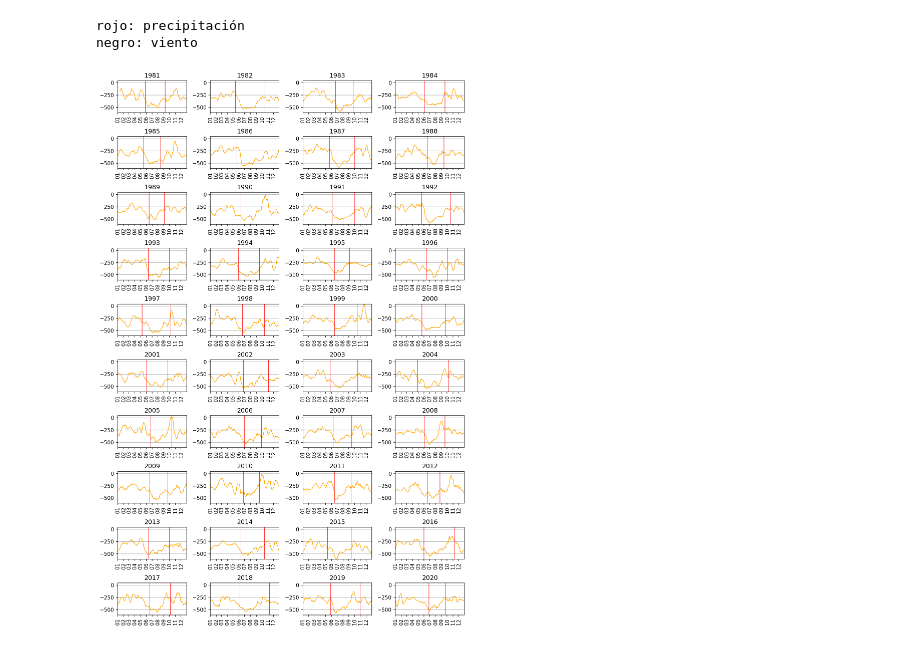
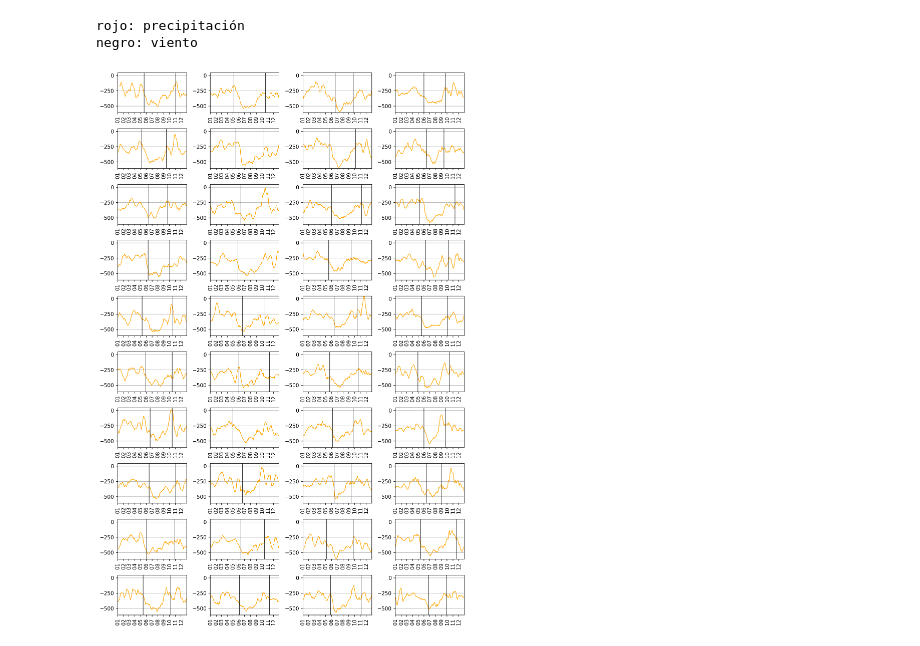
Before and after one commit to rodrigoms95/sequia, a Jupyter notebook: code/indice_pre_var.ipynb, the cells around one changed output. Cells and saved outputs as stored; diff of their text form; code cells hidden in the pictures.

```diff
--- a/code/indice_pre_var.ipynb
+++ b/code/indice_pre_var.ipynb
@@ -39,9 +39,9 @@ d = 20
 a = anom[0]
 
 # Criterios.
-umbral_pre = [3, 3]
+umbral_pre = [2.25, 2.25]
 n_pre= [10, 10]
-umbral_var = [0, 0]
+umbral_var = [-250, -250]
 n_var = [8, 6]
 
 # Cantidad de días a promediar.
@@ -444,37 +455,37 @@ for i in range( len(year) ):
     #axes[i].plot( (withdrawal, withdrawal), (min_v, max_v),
     #    color = "k", linewidth = 0.75 )
 
     axes[i].plot( (onset_pre, onset_pre), (min_v, max_v),
-        color = "r", linewidth = 0.75 )
+        color = "k", linewidth = 0.75 )
     axes[i].plot( (withdrawal_pre, withdrawal_pre), (min_v, max_v),
-        color = "r", linewidth = 0.75 )
-    axes[i].set_title(year[i])
+        color = "k", linewidth = 0.75 )
+    #axes[i].set_title(year[i])
     #axes[i].set_yticks( range(min_v, 14, 4), minor = False )
     #axes[i].set_yticks( range(0, 14, 2), minor = True)
     axes[i].grid(axis = "y", which = "both")
     #axes[0].set_ylabel("Precipitación diaria [mm]")
     #axes[0].set_xlabel("Tiempo")
     axes[i].set_ylim(min_v, max_v)
     #axes[i].set_ylim(0, np.ceil(df_year.iloc[:, 0].max()) )
     axes[i].set_xlim( pd.to_datetime( str(year[i]) + "-01-01" ),
         pd.to_datetime( str(year[i]) + "-12-31") )
     # Formato de fecha.
     axes[i].xaxis.set_major_locator(mdates.MonthLocator())
     axes[i].xaxis.set_major_formatter(mdates.DateFormatter("%m"))
     axes[i].set_xticks( axes[i].get_xticks(), xtick_lab, rotation = 90 )
 
 # Separación adecuada entre gráficas.
 fig.tight_layout()
 
 # Guardamos el archivo.
 #fig.savefig( path_r + title )
 
 print("rojo: precipitación")
 print("negro: viento")
 # %% [output]
 rojo: precipitación
 negro: viento
-[figure, old version]
+[figure, new version]
 # %%
 # Comportamiento anual de la variable y fechas medias de índices.
 
```
Also changed, not shown: parts of 3 cells of this notebook, 7 other files.
